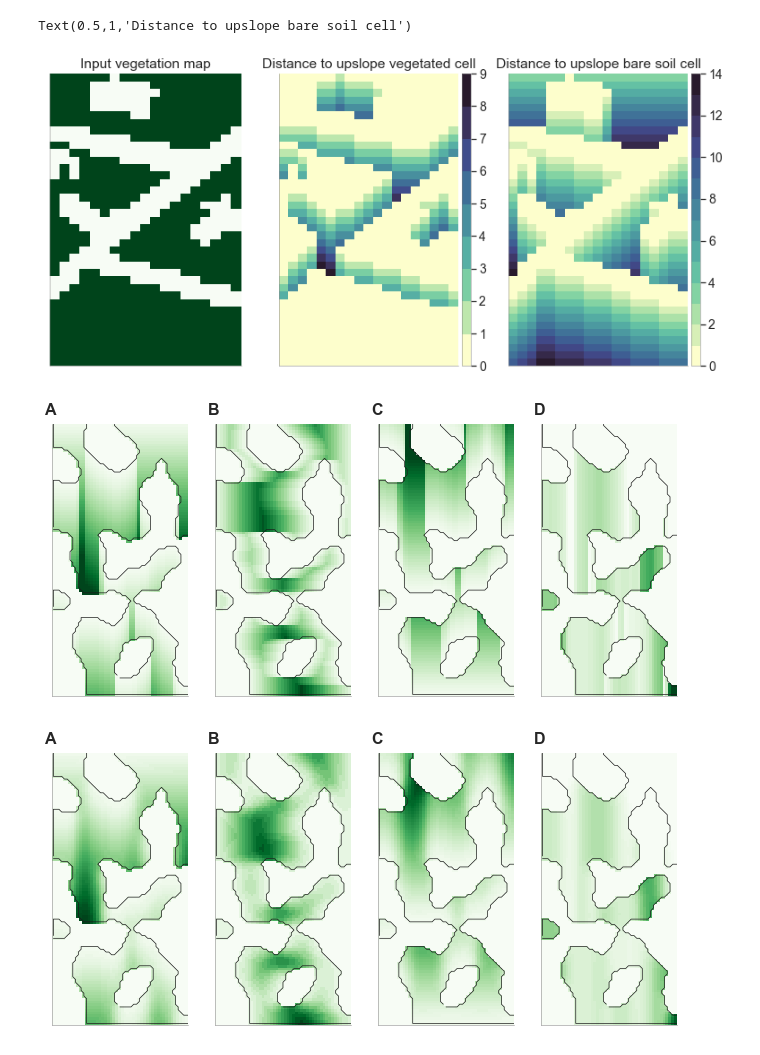
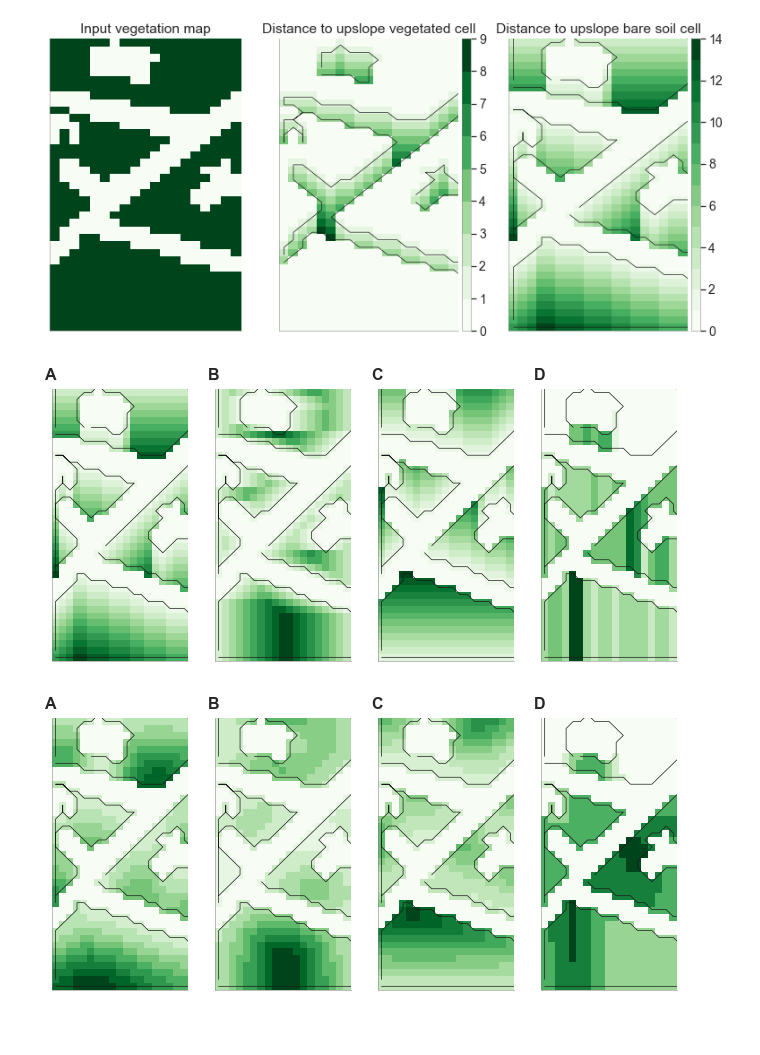
Before and after one commit to octavia-crompton/SVE-R, a Jupyter notebook: feature_example.ipynb, the cells around one changed output. Saved outputs shown, nothing was run; the diff lists cells and outputs as text; code cells hidden in the pictures.

Commit message:
update ravel

```diff
--- a/feature_example.ipynb
+++ b/feature_example.ipynb
@@ -34,7 +37,7 @@ f.close()
 sim = pd.Series(sim)
 # %%
 # specify parameters to generate the features
-rvl_params = {'edge': 1, 'saturate' : 50,  'gsigma' : [0]}
+rvl_params = {'edge': 1, 'saturate' : 50,  'gsigma' : [0, 2]}
 # dictionary of feature arrays
 pattern_dict = RF_patterns(sim.isvegc, rvl_params)
 
@@ -86,90 +90,70 @@ colormap(sim, pattern_dict['isvegc'], ax, cmap = 'Greens', colorbar=False)
 ax.set_title('Input vegetation map')
 
 ax = plt.subplot(132)
-colormap(sim, pattern_dict['d2uV'], ax, cfontsize=14)
+colormap(sim, pattern_dict['d2uV'], ax, cfontsize=14,colorbar = True, cmap = "Greens")
 ax.set_title('Distance to upslope vegetated cell')
-# plot_c(sim.isvegc, dx = sim.dx, ax = ax)
+plot_c_inv(sim.isvegc, dx = sim.dx, ax = ax)
 
 ax = plt.subplot(133)
-colormap(sim, pattern_dict['d2uB'], ax, cfontsize=14)
+colormap(sim, pattern_dict['d2uB'], ax, cfontsize=14,colorbar = True,cmap = "Greens")
 ax.set_title('Distance to upslope bare soil cell')
-# plot_c(sim.isvegc, dx = sim.dx, ax = ax)
+plot_c(sim.isvegc, dx = sim.dx, ax = ax)
 # %% [output]
-Text(0.5,1,'Distance to upslope bare soil cell')
-[figure, old version]
+[figure, new version]
 # %%
+# Core feature examples from left to right:
+#
 fig = plt.figure(figsize= (11.2,5.))
 plt.subplots_adjust(wspace = 0.2)
 
-key = core[np.all([core.sigma == 4, core.fV == 0.4, core.p == core.p.max()], axis = 0)].index[0]
-
-key = core[np.all([ core.sigma == 4, core.fV == 0.6], axis = 0)].index[0]
-sim  = sims[key]
-
-pattern_ravel, sim = redo_ravel(sim,feature_keys,rvl_params,'zinflc')
-
-
 ax1 = plt.subplot(141)
-colormap(sim,  sim['d2uB'], ax = ax1,   colorbar = False, cmap = "Greens")
+colormap(sim,  pattern_dict['d2uB'], ax = ax1,   colorbar = False, cmap = "Greens")
 plot_c(sim.isvegc, dx = sim.dx, ax = ax1)
 
 ax1 = plt.subplot(142)
-colormap(sim,  sim['d2xB'], ax = ax1,   colorbar = False, cmap = "Greens")
+colormap(sim,  pattern_dict['d2xB'], ax = ax1,   colorbar = False, cmap = "Greens")
 plot_c(sim.isvegc, dx = sim.dx, ax = ax1)
 
 ax1 = plt.subplot(143)
-cplot = colormap(sim,  sim['d2dB'], ax = ax1,   colorbar = False,cmap = "Greens")
+cplot = colormap(sim,  pattern_dict['d2dB'], ax = ax1,   colorbar = False,cmap = "Greens")
 plot_c(sim.isvegc, dx = sim.dx, ax = ax1)
 
 
 ax1 = plt.subplot(144)
-cplot = colormap(sim,  sim['patchLB'], ax = ax1,   colorbar = False,cmap = "Greens")
+cplot = colormap(sim,  pattern_dict['patchLB'], ax = ax1,  colorbar = False,cmap = "Greens")
 plot_c(sim.isvegc, dx = sim.dx, ax = ax1)
 
 for i, label in enumerate(('A', 'B', 'C', 'D')):
     ax = plt.subplot(1,4,i+1)
     ax.text(-0.05, 1.08, label, transform=ax.transAxes,
       fontsize=16, fontweight='bold', va='top')
-
-# cbaxes = fig.add_axes([.92, 0.13, 0.015, 0.75])
-# cb = plt.colorbar(cplot, cax = cbaxes)
-# cb.set_label('$U_{max}$ (cm/s)', fontsize = 20)
-# cb.ax.tick_params(labelsize=18)
 # %% [output]
-[figure, old version]
+[figure, new version]
 # %%
+## Illustrating the effects of feature smoothing
 fig = plt.figure(figsize= (11.2,5.))
 plt.subplots_adjust(wspace = 0.2)
 
-
-key = core[np.all([core.sigma == 4, core.fV == 0.4, core.p == core.p.max()], axis = 0)].index[0]
-
-key = core[np.all([ core.sigma == 4, core.fV == 0.6], axis = 0)].index[0]
-sim  = sims[key]
-
-pattern_ravel, sim = redo_ravel(sim,feature_keys,rvl_params,'zinflc')
-
-
 ax1 = plt.subplot(141)
-colormap(sim,  sim['d2uB_s2'], ax = ax1,   colorbar = False,  cmap = "Greens")
+colormap(sim,  pattern_dict['d2uB_s2'], ax = ax1,   colorbar = False,  cmap = "Greens")
 plot_c(sim.isvegc, dx = sim.dx, ax = ax1)
 
 ax1 = plt.subplot(142)
-colormap(sim,  sim['d2xB_s2'], ax = ax1,   colorbar = False,  cmap = "Greens")
+colormap(sim,  pattern_dict['d2xB_s2'], ax = ax1,   colorbar = False,  cmap = "Greens")
 plot_c(sim.isvegc, dx = sim.dx, ax = ax1)
 
 ax1 = plt.subplot(143)
-cplot = colormap(sim,  sim['d2dB_s2'], ax = ax1,   colorbar = False,  cmap = "Greens")
+cplot = colormap(sim,  pattern_dict['d2dB_s2'], ax = ax1,   colorbar = False,  cmap = "Greens")
 plot_c(sim.isvegc, dx = sim.dx, ax = ax1)
 
 
 ax1 = plt.subplot(144)
-cplot = colormap(sim,  sim['patchLB_s2'], ax = ax1,   colorbar = False,  cmap = "Greens")
+cplot = colormap(sim,  pattern_dict['patchLB_s2'], ax = ax1,   colorbar = False,  cmap = "Greens")
 plot_c(sim.isvegc, dx = sim.dx, ax = ax1)
 
 for i, label in enumerate(('A', 'B', 'C', 'D')):
     ax = plt.subplot(1,4,i+1)
     ax.text(-0.05, 1.08, label, transform=ax.transAxes,
       fontsize=16, fontweight='bold', va='top')
 # %% [output]
-[figure, old version]
+[figure, new version]
```
Also changed, not shown: parts of 12 cells of this notebook, 1 other file.
